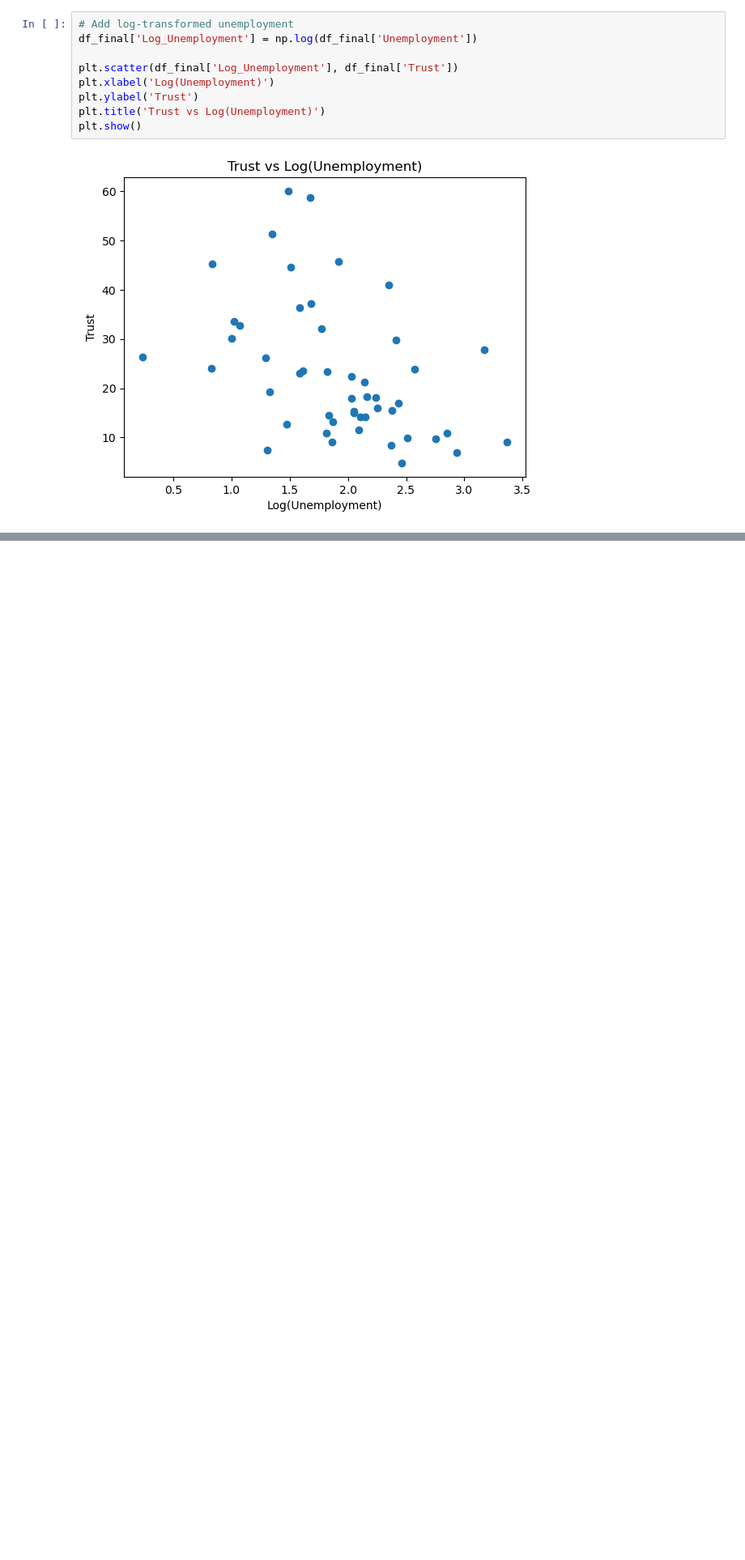
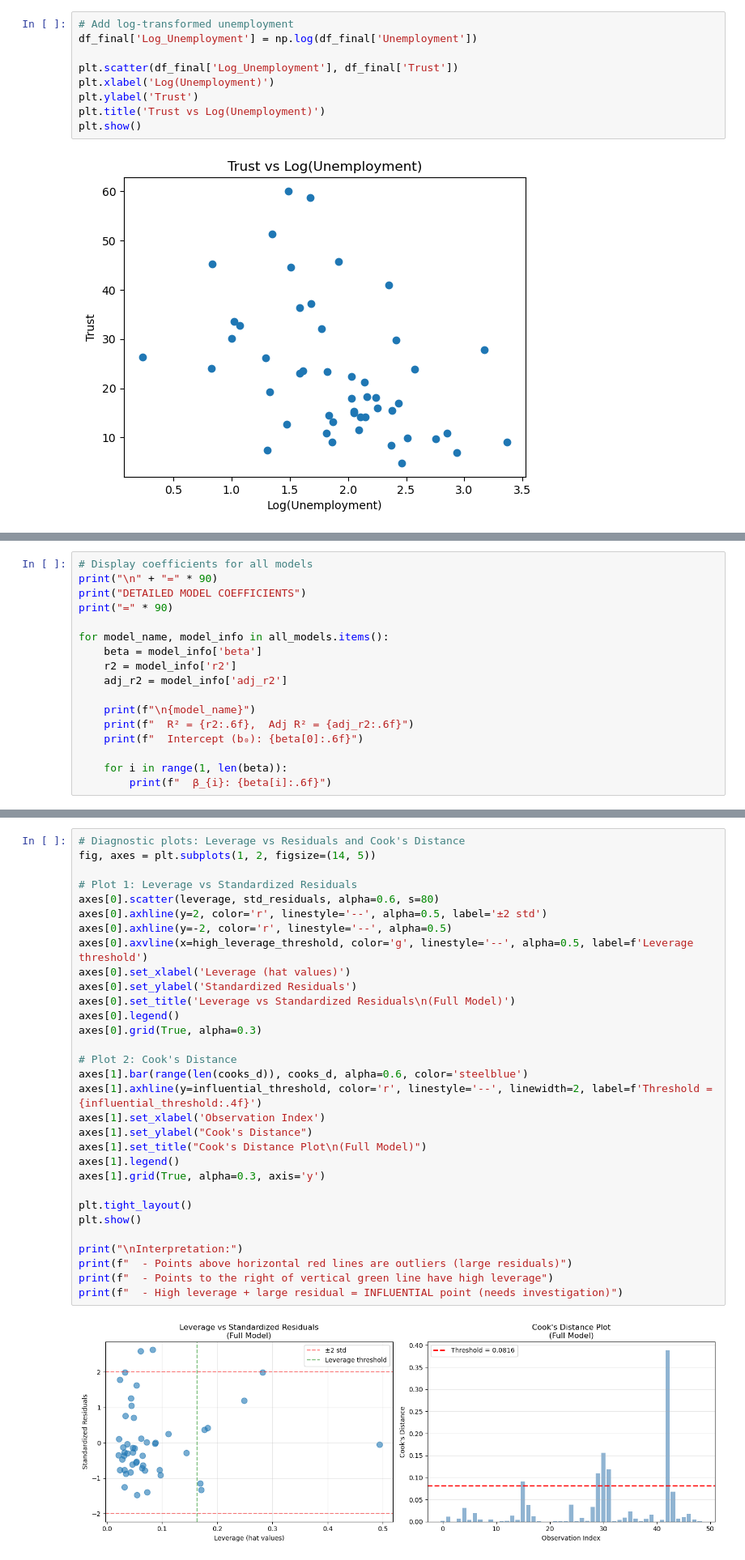
Before and after one commit to Srisupha29/Regression_Analysis_project, a Jupyter notebook: pset5.ipynb, the cells around one changed output, grey strips where cells are left out. Shown at 81% size. Saved outputs shown, nothing was run; the diff lists cells and outputs as text; blank space fills up the shorter version.

```diff
--- a/pset5.ipynb
+++ b/pset5.ipynb
@@ -454,0 +599,17 @@ plt.show()
+# %%
+# Display coefficients for all models
+print("\n" + "=" * 90)
+print("DETAILED MODEL COEFFICIENTS")
+print("=" * 90)
+
+for model_name, model_info in all_models.items():
+    beta = model_info['beta']
+    r2 = model_info['r2']
+    adj_r2 = model_info['adj_r2']
+
+    print(f"\n{model_name}")
+    print(f"  R² = {r2:.6f},  Adj R² = {adj_r2:.6f}")
+    print(f"  Intercept (b₀): {beta[0]:.6f}")
+
+    for i in range(1, len(beta)):
+        print(f"  β_{i}: {beta[i]:.6f}")
@@ -454,0 +745,33 @@ plt.show()
+# %%
+# Diagnostic plots: Leverage vs Residuals and Cook's Distance
+fig, axes = plt.subplots(1, 2, figsize=(14, 5))
+
+# Plot 1: Leverage vs Standardized Residuals
+axes[0].scatter(leverage, std_residuals, alpha=0.6, s=80)
+axes[0].axhline(y=2, color='r', linestyle='--', alpha=0.5, label='±2 std')
+axes[0].axhline(y=-2, color='r', linestyle='--', alpha=0.5)
+axes[0].axvline(x=high_leverage_threshold, color='g', linestyle='--', alpha=0.5, label=f'Leverage threshold')
+axes[0].set_xlabel('Leverage (hat values)')
+axes[0].set_ylabel('Standardized Residuals')
+axes[0].set_title('Leverage vs Standardized Residuals\n(Full Model)')
+axes[0].legend()
+axes[0].grid(True, alpha=0.3)
+
+# Plot 2: Cook's Distance
+axes[1].bar(range(len(cooks_d)), cooks_d, alpha=0.6, color='steelblue')
+axes[1].axhline(y=influential_threshold, color='r', linestyle='--', linewidth=2, label=f'Threshold = {influential_threshold:.4f}')
+axes[1].set_xlabel('Observation Index')
+axes[1].set_ylabel("Cook's Distance")
+axes[1].set_title("Cook's Distance Plot\n(Full Model)")
+axes[1].legend()
+axes[1].grid(True, alpha=0.3, axis='y')
+
+plt.tight_layout()
+plt.show()
+
+print("\nInterpretation:")
+print(f"  - Points above horizontal red lines are outliers (large residuals)")
+print(f"  - Points to the right of vertical green line have high leverage")
+print(f"  - High leverage + large residual = INFLUENTIAL point (needs investigation)")
+# %% [output]
+[figure, added]
```
Also changed, not shown: parts of 19 cells of this notebook.
